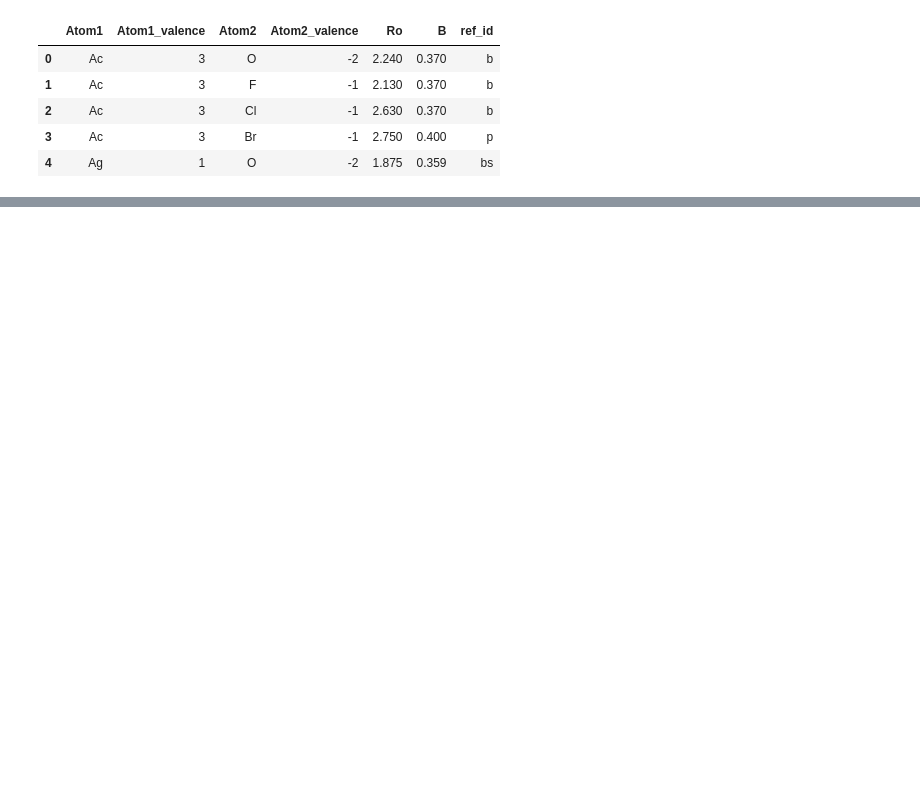
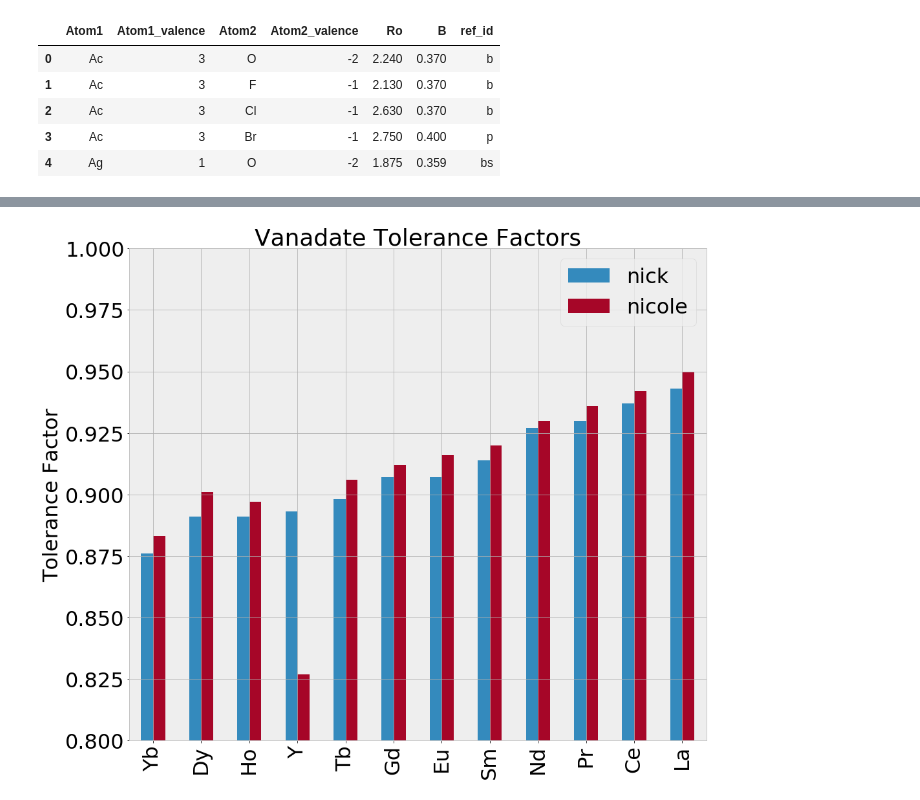
Before and after one commit to MTD-group/Sym-Modes, a Jupyter notebook: ToleranceFactorCalculator/TolFactCalc.ipynb, the cells around one changed output, grey strips where cells are left out. Saved outputs shown, nothing was run; the diff lists cells and outputs as text; code cells hidden in the pictures; blank space fills up the shorter version.

```diff
--- a/ToleranceFactorCalculator/TolFactCalc.ipynb
+++ b/ToleranceFactorCalculator/TolFactCalc.ipynb
@@ -15,7 +16,7 @@ bv.head()
 | 3 | Ac | 3 | Br | -1 | 2.750 | 0.400 | p |
 | 4 | Ag | 1 | O | -2 | 1.875 | 0.359 | bs |
 # %%
-def calc_tol_factor(ion_list, valence_list, rp=False):
+def calc_tol_factor(ion_list, valence_list, rp=0):
     if len(ion_list) != 3:
         print("Error: there should be three elements")
         return None
@@ -33,11 +34,12 @@ def calc_tol_factor(ion_list, valence_list, rp=False):
     avg_AO_row = AO_row.mean(axis=0) # If multiple values exist, take average
     avg_BO_row = BO_row.mean(axis=0)
 
-    if rp == False:
+    if rp == 0:
         AO_bv = avg_AO_row['Ro']-avg_AO_row['B'] * np.log(avg_AO_row['Atom1_valence']/12)
         BO_bv = avg_BO_row['Ro']-avg_BO_row['B'] * np.log(avg_BO_row['Atom1_valence']/6)
-    else:
-        AO_bv = avg_AO_row['Ro']-avg_AO_row['B'] * np.log(avg_AO_row['Atom1_valence']/9)
+    else: # Currently for Ruddlesden-Popper phases a naive weighted sum is used between A-site coordination of
+          # 9 in the rocksalt layer and 12 in perovskite
+        AO_bv = avg_AO_row['Ro']-avg_AO_row['B'] * np.log(avg_AO_row['Atom1_valence']/((9+12*(rp-1))/rp))
         BO_bv = avg_BO_row['Ro']-avg_BO_row['B'] * np.log(avg_BO_row['Atom1_valence']/6)
 
     tol_fact = AO_bv / (2**0.5 * BO_bv)
@@ -52,0 +55,9 @@ print(calc_tol_factor(['Ba', 'Mn','O'], ['2+', '4+', '2-']))
+# %%
+names = ['Yb','Dy','Ho','Y','Tb','Gd', 'Eu','Sm','Nd','Pr','Ce','La']
+nicole = [0.883, 0.901, 0.897, 0.827, 0.906, 0.912, 0.916, 0.92, 0.93, 0.936, 0.942, 0.95]
+nick = []
+for name in names:
+    nick.append(float('{:0.3f}'.format(calc_tol_factor([name, 'V','O'], ['3+', '3+', '2-']))))
+d = {'nicole': nicole, 'nick': nick}
+vanadates = pd.DataFrame(data=d ,index=names)
+vanadates
@@ -52,0 +78,9 @@ print(calc_tol_factor(['Ba', 'Mn','O'], ['2+', '4+', '2-']))
+# %%
+ax = vanadates.plot.bar(figsize=(16,14),fontsize=32)
+ax.set_ylabel('Tolerance Factor', fontsize=32)
+ax.set_ylim(0.8, 1)
+ax.legend(fontsize=32)
+ax.set_title('Vanadate Tolerance Factors', fontsize=36)
+plt.show()
+# %% [output]
+[figure, added]
```
Also changed, not shown: parts of 5 cells of this notebook.
